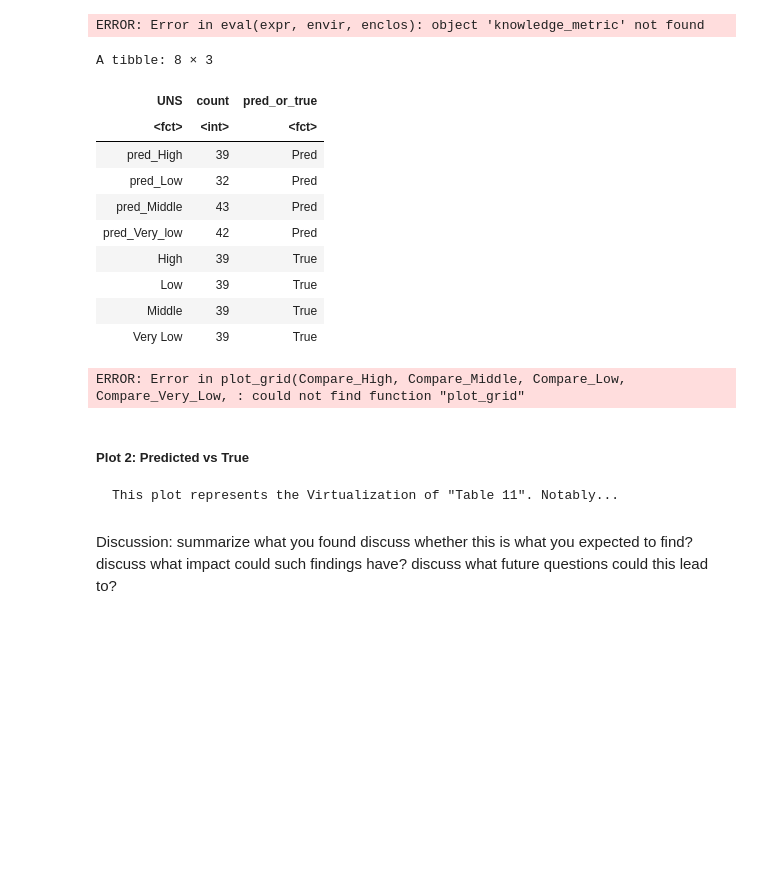
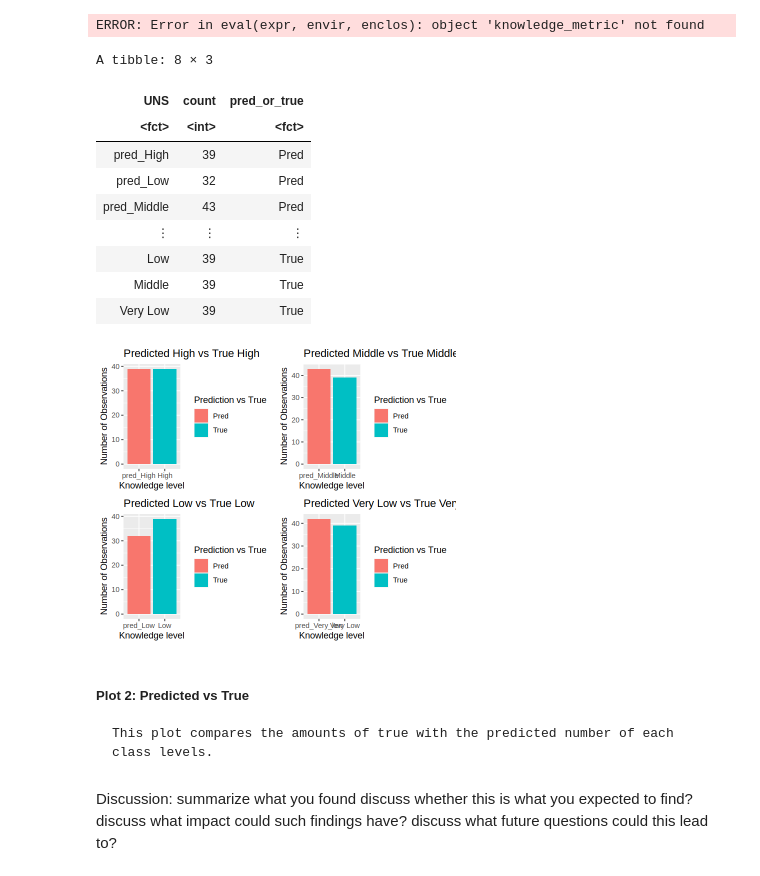
Before and after one commit to HeisSteve/-Students-Knowledge-Status-Classification-modeling-, a Jupyter notebook: Group_project_report.ipynb, the cells around one changed output. Drawn from its saved outputs; the diff is of its cells as text; code cells hidden in the pictures; blank space fills up the shorter version.

```diff
--- a/Group_project_report.ipynb
+++ b/Group_project_report.ipynb
@@ -553,44 +550,43 @@ Compare_Middle <- count3|>
     xlab("Knowledge level") +
     ylab("Number of Observations")+
     labs(fill = "Prediction vs True")+
     ggtitle("Predicted Middle vs True Middle")
 
 
 Compare_Low <- count3|>
-    filter(UNS== "pred_Low" , UNS== "Low")|>
+    filter(UNS== "pred_Low" | UNS== "Low")|>
     ggplot(aes(x= UNS, y= count, fill=pred_or_true))+
     geom_bar(stat = "identity") +
     xlab("Knowledge level") +
     ylab("Number of Observations")+
     labs(fill = "Prediction vs True")+
     ggtitle("Predicted Low vs True Low")
 
 Compare_Very_Low <- count3|>
-    filter(UNS== "pred_Very_low" , UNS== "Very Low")|>
+    filter(UNS== "pred_Very_low" | UNS== "Very Low")|>
     ggplot(aes(x= UNS, y= count, fill=pred_or_true))+
     geom_bar(stat = "identity") +
     xlab("Knowledge level") +
     ylab("Number of Observations")+
     labs(fill = "Prediction vs True")+
     ggtitle("Predicted Very Low vs True Very Low")
 
 plot_grid(Compare_High, Compare_Middle,Compare_Low, Compare_Very_Low, ncol = 2)
 # %% [output]
 A tibble: 8 × 3
 | UNS | count | pred_or_true |
 | <fct> | <int> | <fct> |
 | pred_High | 39 | Pred |
 | pred_Low | 32 | Pred |
 | pred_Middle | 43 | Pred |
-| pred_Very_low | 42 | Pred |
-| High | 39 | True |
+| ⋮ | ⋮ | ⋮ |
 | Low | 39 | True |
 | Middle | 39 | True |
 | Very Low | 39 | True |
-ERROR: Error in plot_grid(Compare_High, Compare_Middle, Compare_Low, Compare_Very_Low, : could not find function "plot_grid"
+[figure, added]
 # %% [markdown]
 ##### Plot 2: Predicted vs True
-    This plot represents the Virtualization of "Table 11". Notably...
+    This plot compares the amounts of true with the predicted number of each class levels.
 # %% [markdown]
 Discussion:
 summarize what you found
```
Also changed, not shown: parts of 1 cell of this notebook.
